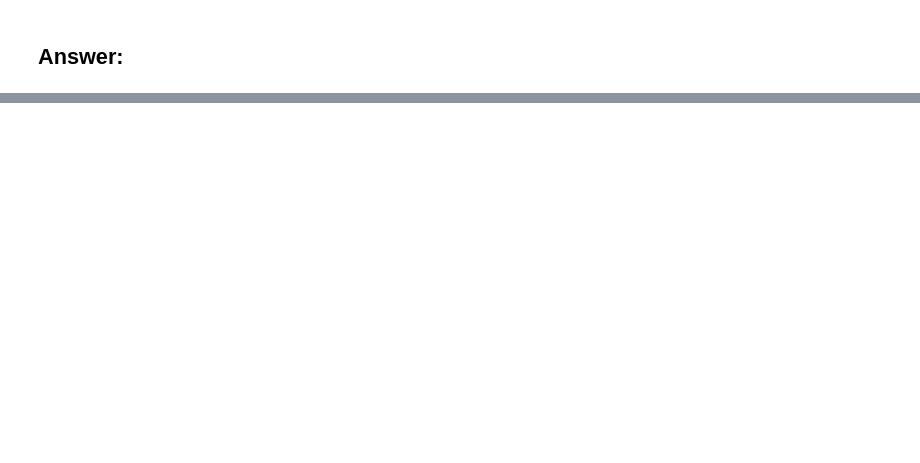
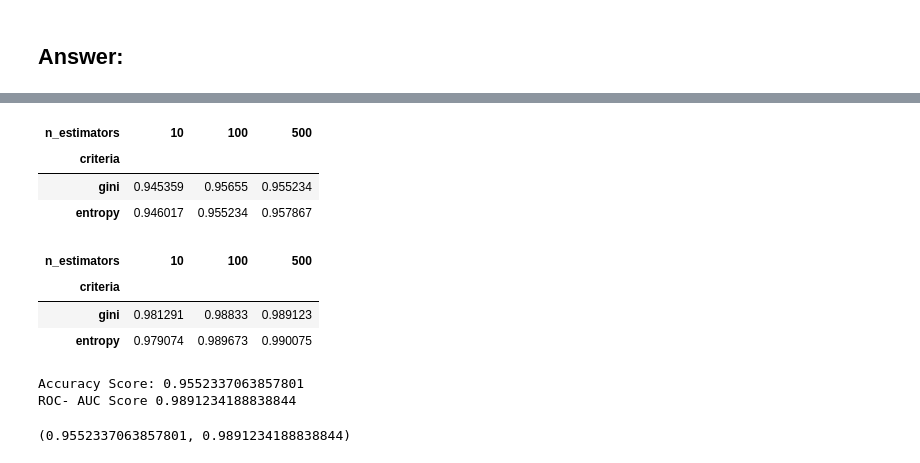
Before and after one commit to rohitashwachaks/MIS-382N-Adv.-Machine-Learning, a Jupyter notebook: assignment/HW5/MIS382N_HW5.ipynb, the cells around one changed output, grey strips where cells are left out. Cells and saved outputs as stored; diff of their text form; code cells hidden in the pictures; blank space fills up the shorter version.

```diff
--- a/assignment/HW5/MIS382N_HW5.ipynb
+++ b/assignment/HW5/MIS382N_HW5.ipynb
@@ -144,0 +167,11 @@ X_train, X_test, y_train, y_test = train_test_split(X, y, test_size=0.33, random
+# %%
+def get_metrics(model: object, verbose:bool = True)-> None:
+    y_pred = model.predict(X_test)
+    accuracy = accuracy_score(y_test, y_pred)
+
+    y_score = model.predict_proba(X_test)[:,1] # probability of being 1
+    roc_auc = roc_auc_score(y_test, y_score)
+    if verbose:
+        print("Accuracy Score:", accuracy)
+        print("ROC- AUC Score", roc_auc)
+    return accuracy, roc_auc
@@ -144,0 +231,29 @@ X_train, X_test, y_train, y_test = train_test_split(X, y, test_size=0.33, random
+# %%
+def random_forest_classifier(n_estimators: int = 10, criterion: str = "gini", random_state = 42):
+    model = RandomForestClassifier(n_estimators = n_estimators, criterion= criterion, random_state = random_state)
+    model.fit(X_train, y_train)
+    return model
+# %%
+n_estimators = pd.Series([10,100, 500], name= "n_estimators")
+criteria = pd.Series(["gini", "entropy"], name= "criteria")
+accuracy = pd.DataFrame(index = criteria, columns= n_estimators)
+roc_auc = pd.DataFrame(index = criteria, columns= n_estimators)
+
+for criterion in criteria:
+    for estimator in n_estimators:
+        mdl = random_forest_classifier(n_estimators = estimator, criterion = criterion)
+        accuracy.loc[criterion, estimator], roc_auc.loc[criterion, estimator] = get_metrics(model = mdl, verbose = False)
+
+accuracy
+# %% [output]
+| n_estimators | 10 | 100 | 500 |
+| criteria |  |  |  |
+| gini | 0.945359 | 0.95655 | 0.955234 |
+| entropy | 0.946017 | 0.955234 | 0.957867 |
+# %%
+roc_auc
+# %% [output]
+| n_estimators | 10 | 100 | 500 |
+| criteria |  |  |  |
+| gini | 0.981291 | 0.98833 | 0.989123 |
+| entropy | 0.979074 | 0.989673 | 0.990075 |
@@ -144,0 +265,9 @@ X_train, X_test, y_train, y_test = train_test_split(X, y, test_size=0.33, random
+# %%
+random_forest_model = random_forest_classifier()
+grid_random_forest = grid_search_cv(random_forest_model, {"n_estimators": [10, 100, 500], "criterion": ['gini', 'entropy'], "random_state": [42]})
+
+get_metrics(grid_random_forest)
+# %% [output]
+Accuracy Score: 0.9552337063857801
+ROC- AUC Score 0.9891234188838844
+(0.9552337063857801, 0.9891234188838844)
```
Also changed, not shown: parts of 30 cells of this notebook.
